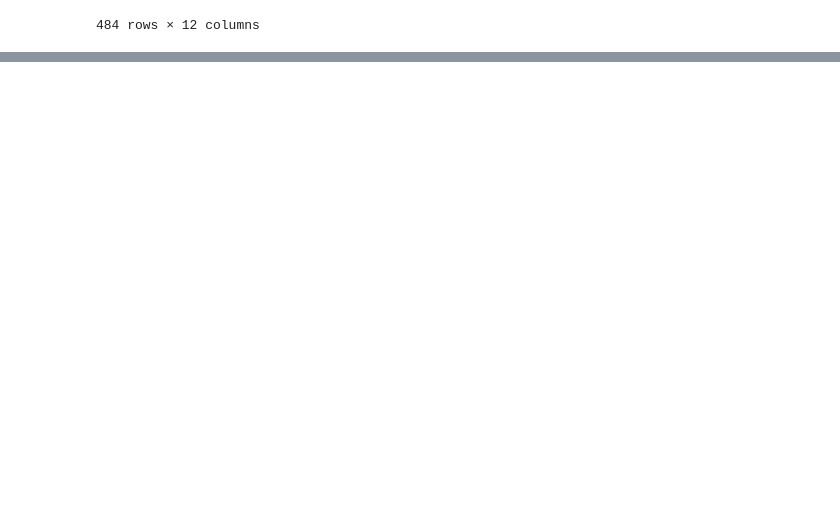
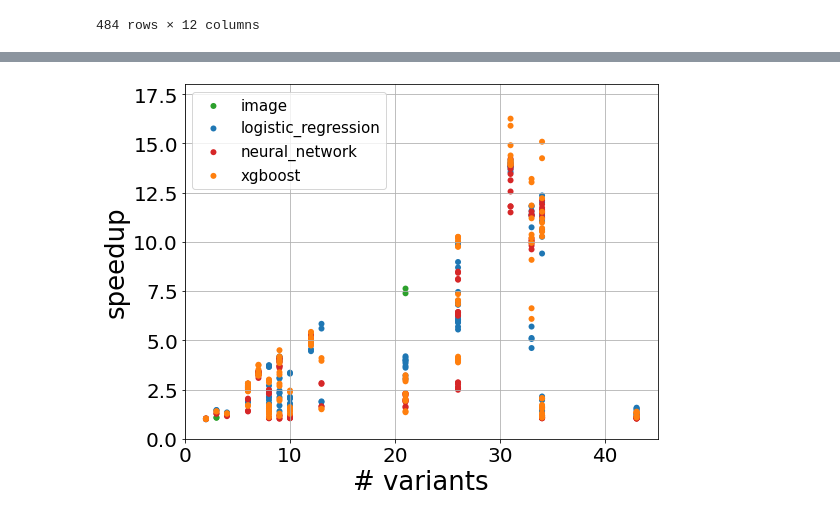
Before and after one commit to stefan-grafberger/mlwhatif, a Jupyter notebook: experiments/end_to_end/plot-benchmark-results--end-to-end.ipynb, the cells around one changed output, grey strips where cells are left out. Saved outputs shown, nothing was run; the diff lists cells and outputs as text; code cells hidden in the pictures; blank space fills up the shorter version.

```diff
--- a/experiments/end_to_end/plot-benchmark-results--end-to-end.ipynb
+++ b/experiments/end_to_end/plot-benchmark-results--end-to-end.ipynb
@@ -160,11 +141,0 @@ speedup_scatter_plot(x, y, colors)
-# %%
-color_map = {
-    'featurization_0': 'tab:blue',
-    'featurization_1': 'tab:green',
-    'featurization_2': 'tab:orange',
-    'featurization_3': 'tab:red',
-    'featurization_4': 'tab:purple',
-    'image': 'tab:pink'
-}
-colors = median_results['featurization'].map(color_map)
-speedup_scatter_plot(x, y, colors)
@@ -195,0 +192,4 @@ speedup_scatter_plot(x, y, colors)
+# %%
+speedup_scatter_plot(pretty_featurization_desc, 'speedups_per_model', 'variant_count_including_orig', 'median_speedup', 'model')
+# %% [output]
+[figure, added]
```
Also changed, not shown: parts of 9 cells of this notebook, 4 other files.
